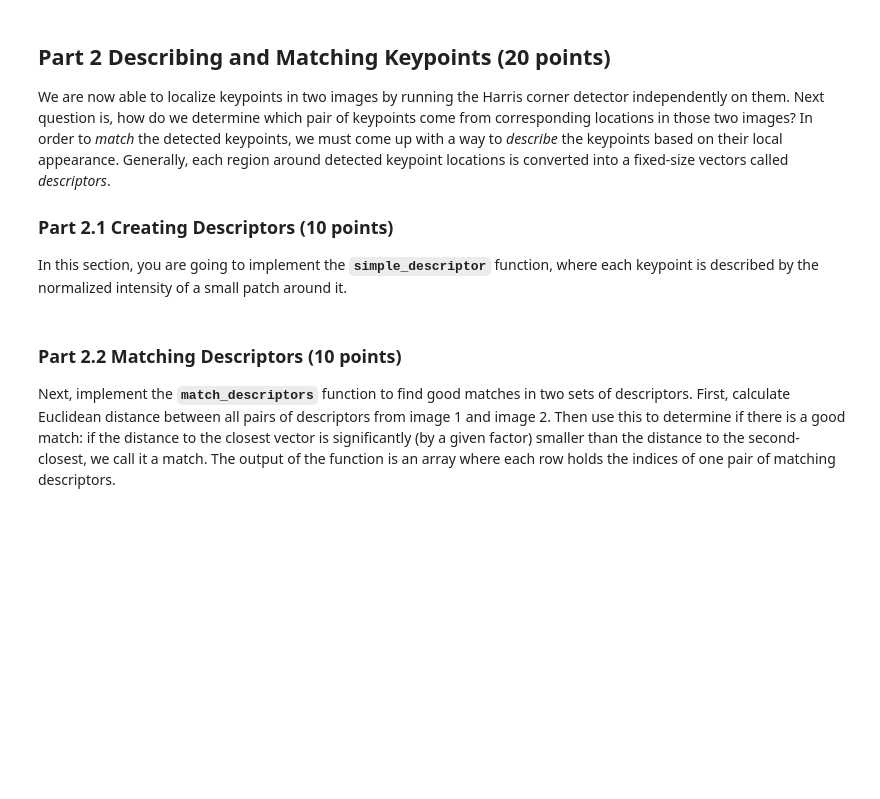
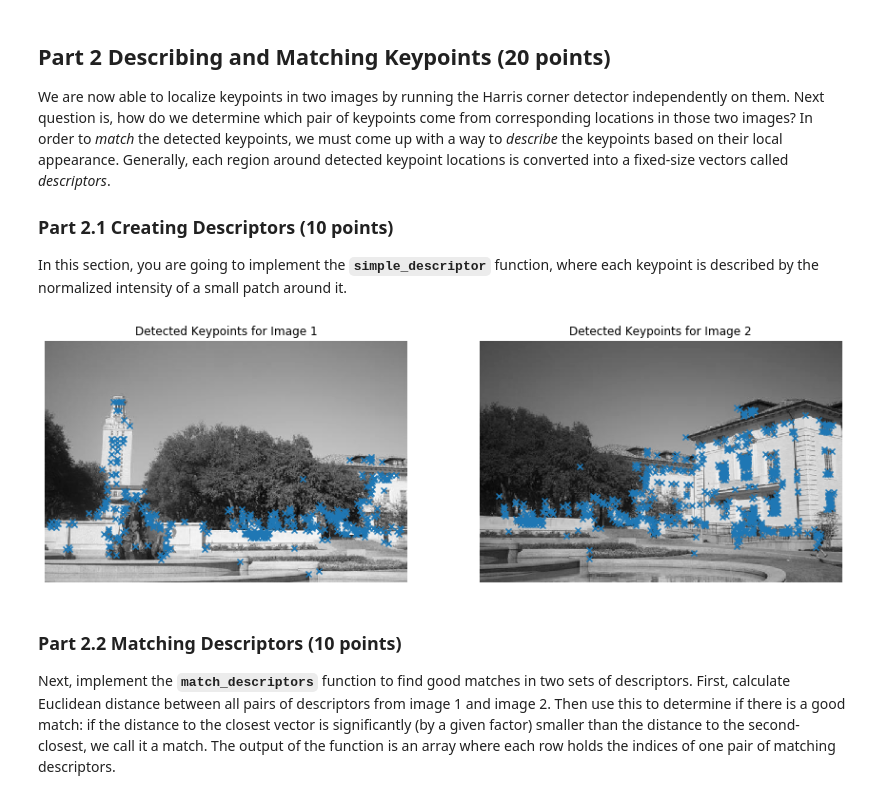
Before and after one commit to YYingH/Stanford-cs131-Solutions, a Jupyter notebook: hw3/hw3.ipynb, the cells around one changed output. Saved outputs shown, nothing was run; the diff lists cells and outputs as text; code cells hidden in the pictures; blank space fills up the shorter version.

```diff
--- a/hw3/hw3.ipynb
+++ b/hw3/hw3.ipynb
@@ -103,30 +103,32 @@ In this section, you are going to implement the **`simple_descriptor`** function
 # %%
 from panorama import harris_corners
 
-img1 = imread('uttower1.jpg', as_grey=True)
-img2 = imread('uttower2.jpg', as_grey=True)
+img1 = imread('uttower1.jpg', as_gray=True)
+img2 = imread('uttower2.jpg', as_gray=True)
 
 # Detect keypoints in two images
 keypoints1 = corner_peaks(harris_corners(img1, window_size=3),
                           threshold_rel=0.05,
                           exclude_border=8)
 keypoints2 = corner_peaks(harris_corners(img2, window_size=3),
                           threshold_rel=0.05,
                           exclude_border=8)
 
 # Display detected keypoints
 plt.subplot(1,2,1)
 plt.imshow(img1)
 plt.scatter(keypoints1[:,1], keypoints1[:,0], marker='x')
 plt.axis('off')
 plt.title('Detected Keypoints for Image 1')
 
 plt.subplot(1,2,2)
 plt.imshow(img2)
 plt.scatter(keypoints2[:,1], keypoints2[:,0], marker='x')
 plt.axis('off')
 plt.title('Detected Keypoints for Image 2')
 plt.show()
+# %% [output]
+[figure, added]
 # %% [markdown]
 ### Part 2.2 Matching Descriptors (10 points)
 Next, implement the **`match_descriptors`** function to find good matches in two sets of descriptors. First, calculate Euclidean distance between all pairs of descriptors from image 1 and image 2. Then use this to determine if there is a good match: if the distance to the closest vector is significantly (by a given factor) smaller than the distance to the second-closest, we call it a match. The output of the function is an array where each row holds the indices of one pair of matching descriptors.
```
Also changed, not shown: parts of 1 cell of this notebook, 1 other file.
